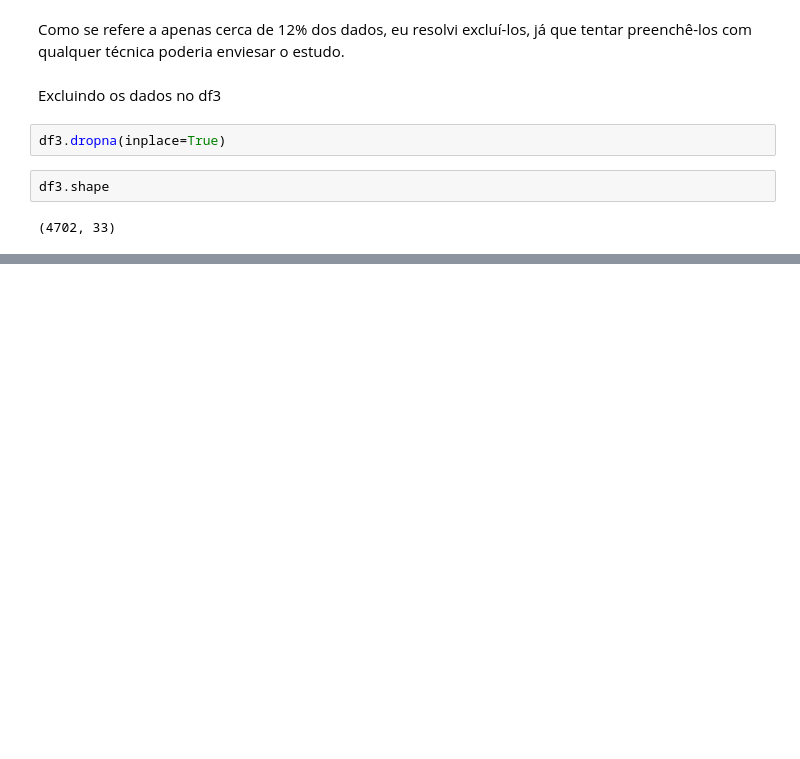
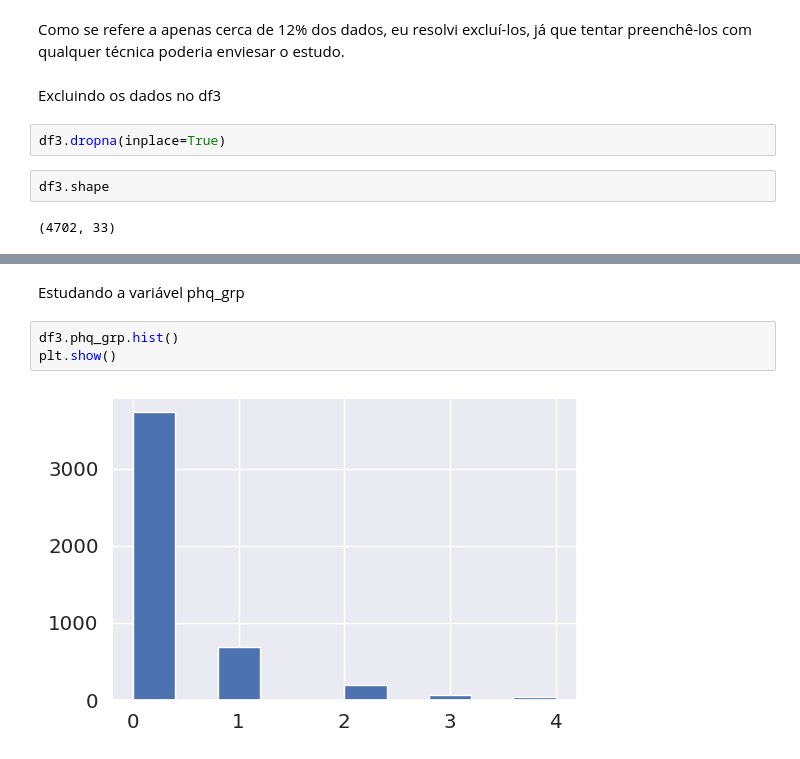
Before and after one commit to casjunior93/Desafio-Tera-Inferencia, a Jupyter notebook: DesafioTera.ipynb, the cells around one changed output, grey strips where cells are left out. Saved outputs shown, nothing was run; the diff lists cells and outputs as text; blank space fills up the shorter version.

```diff
--- a/DesafioTera.ipynb
+++ b/DesafioTera.ipynb
@@ -211,0 +249,7 @@ df3.shape
+# %% [markdown]
+Estudando a variável phq_grp
+# %%
+df3.phq_grp.hist()
+plt.show()
+# %% [output]
+[figure, added]
```
Also changed, not shown: parts of 27 cells of this notebook, 2 other files.
